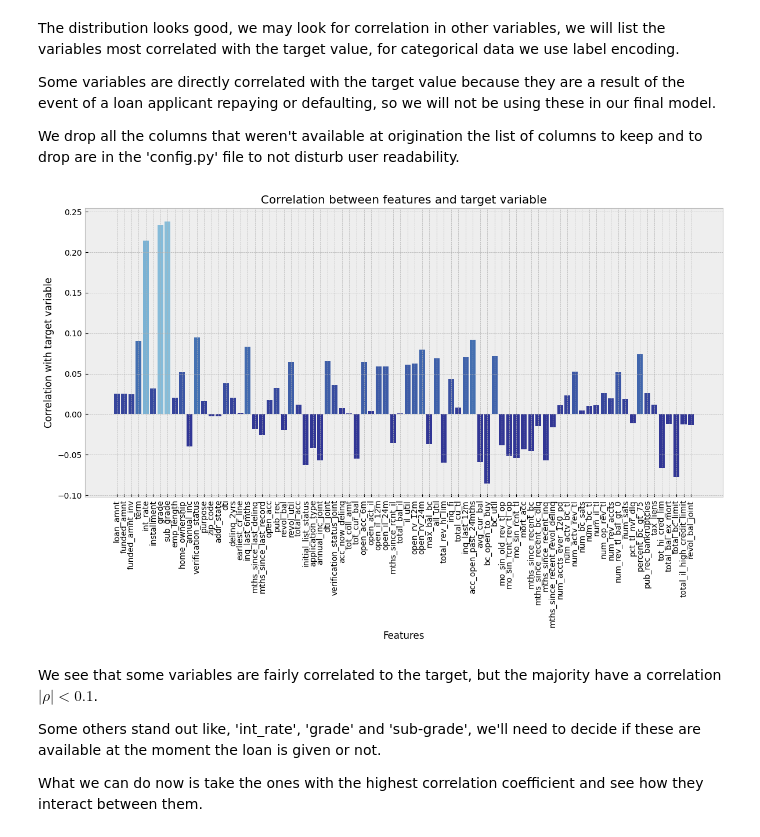
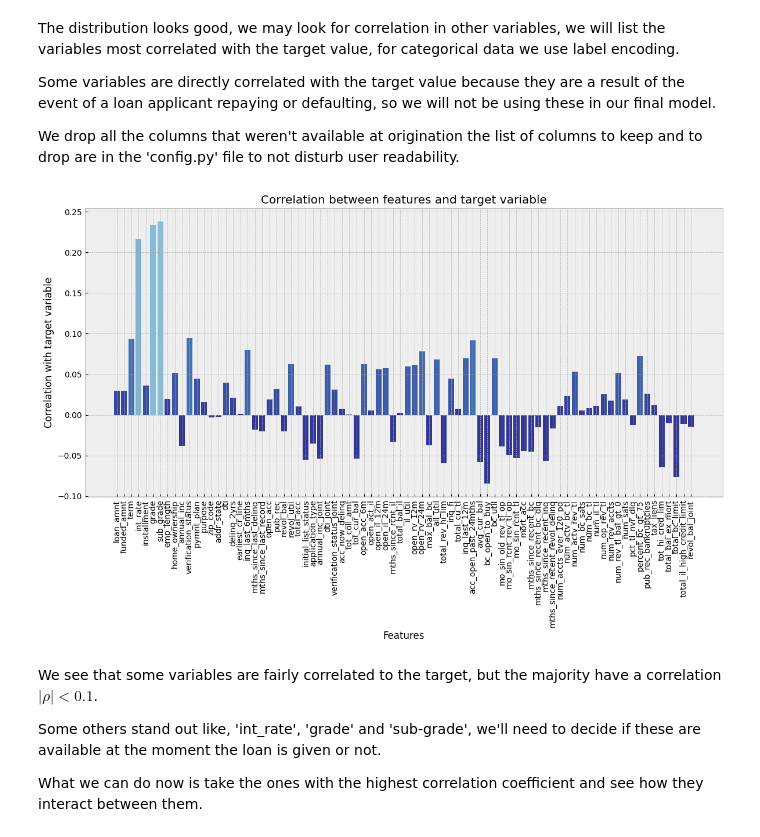
Before and after one commit to Juba-Amr/loan-default-prediction, a Jupyter notebook: notebooks/data_exploration.ipynb, the cells around one changed output. Cells and saved outputs as stored; diff of their text form; code cells hidden in the pictures.

```diff
--- a/notebooks/data_exploration.ipynb
+++ b/notebooks/data_exploration.ipynb
@@ -53,19 +53,19 @@ def data_mapping(data):
     mapping = {
         'Fully Paid': 0,
         'Current': 0,
-        'In Grace Period': 0.2,
-        'Late (16-30 days)': 0.4,
-        'Late (31-120 days)': 0.6,
-        'Does not meet the credit policy. Status:Fully Paid': 0,
-        'Does not meet the credit policy. Status:Charged Off': 0.8,
-        'Charged Off': 0.8,
+        'In Grace Period': 1,
+        'Late (16-30 days)': 1,
+        'Late (31-120 days)': 1,
+        'Does not meet the credit policy. Status:Fully Paid': None,
+        'Does not meet the credit policy. Status:Charged Off': None,
+        'Charged Off': 1,
         'Default': 1
     }
 
-    data['risk_score']= data['loan_status'].map(mapping)
-    data = (data.dropna(subset=['risk_score'])
-            .drop(labels='loan_status', axis=1)
-            )
+    data['loan_status']= data['loan_status'].map(mapping)
+    data = data.dropna(subset=['loan_status'])
+
+
     return data
 # %% [markdown]
 Now what we wanna look for is maybe a correlation in the data, let's check with annual income, we don't forget to take out outliers, as the mean is ~$77k$ and the standard deviation is ~$70k$ we take everything above $Mean$ + $2*Standard$ $Deviation$ as outlier (we round up to $250k$)
@@ -130,10 +130,9 @@ The distribution looks good, we may look for correlation in other variables, we
 Some variables are directly correlated with the target value because they are a result of the event of a loan applicant repaying or defaulting, so we will not be using these in our final model.
 
 We drop all the columns that weren't available at origination the list of columns to keep and to drop are in the 'config.py' file to not disturb user readability.
-# %%
-from config import features_to_drop
-
-data = data.drop(columns=features_to_drop, errors='ignore')
+# %%
+from config import features_to_drop
+data = data.drop(labels=features_to_drop, axis=1)
 # %%
 from sklearn.preprocessing import LabelEncoder
 
@@ -143,36 +142,36 @@ num_cols = [col for col in data.columns if col not in cat_cols]
 data_encoded = data.copy()
 le = LabelEncoder()
 
 for col in cat_cols:
     data_encoded[col] = le.fit_transform(data[col])
 
-x = [col for col in data_encoded.columns if (col != 'risk_score')]
-y = [data_encoded[col].corr(data_encoded['risk_score']) for col in x]
+x = [col for col in data_encoded.columns if (col != 'loan_status')]
+y = [data_encoded[col].corr(data_encoded['loan_status']) for col in x]
 
 abs_y = np.abs(y)
 colors = plt.cm.RdYlBu_r(y)
 
 plt.figure(figsize=(12,8))
 
 plt.bar(x=x, height=y, color=colors)
 """
 plt.hlines(
     y=0,
     xmin=0,
     xmax=123,
     colors='black',
     linestyles='-'
 )
 """
 plt.ylabel('Correlation with target variable')
 plt.xlabel('Features')
 plt.xticks(rotation=90)
 plt.title('Correlation between features and target variable')
 
 plt.tight_layout()
 plt.show()
 # %% [output]
-[figure, old version]
+[figure, new version]
 # %% [markdown]
 We see that some variables are fairly correlated to the target, but the majority have a correlation $|\rho|< 0.1$.
 
```
Also changed, not shown: parts of 14 cells of this notebook, 8 other files.
